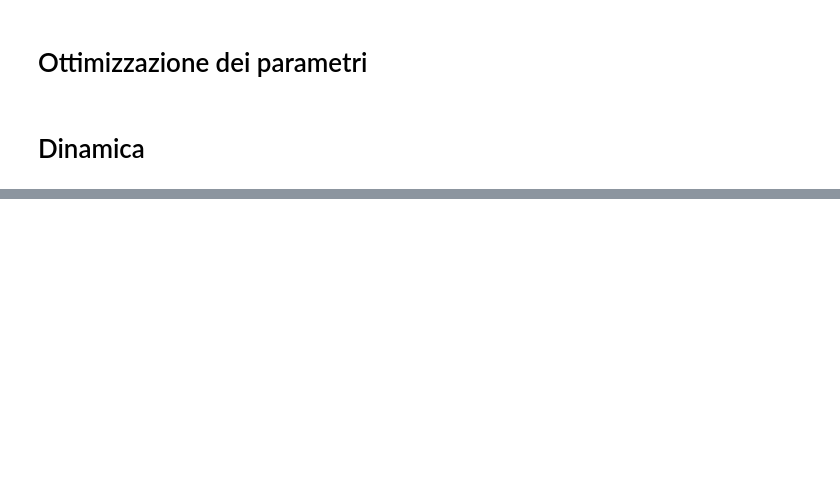
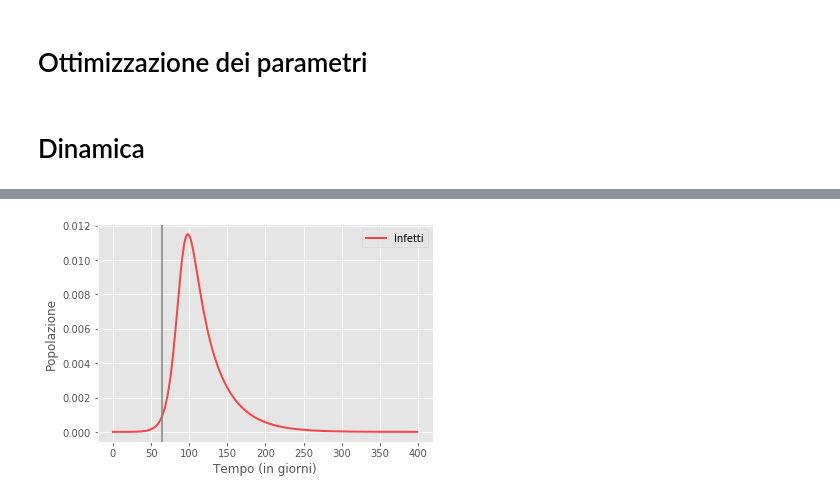
Before and after one commit to LorenzoMauri/ODE-and-GA-algorithms-covid19-applications, a Jupyter notebook: Editing.ipynb, the cells around one changed output, grey strips where cells are left out. Saved outputs shown, nothing was run; the diff lists cells and outputs as text; code cells hidden in the pictures; blank space fills up the shorter version.

```diff
--- a/Editing.ipynb
+++ b/Editing.ipynb
@@ -141,0 +135,4 @@ plt.show()
+# %%
+grafico('Infetti')
+# %% [output]
+[figure, added]
```
Also changed, not shown: parts of 9 cells of this notebook.
